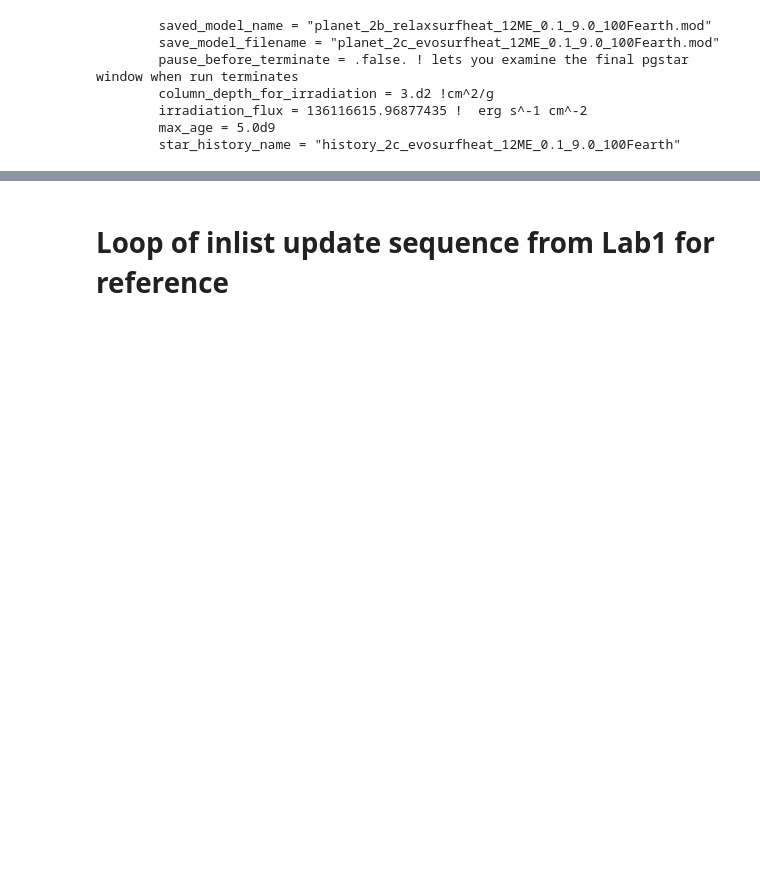
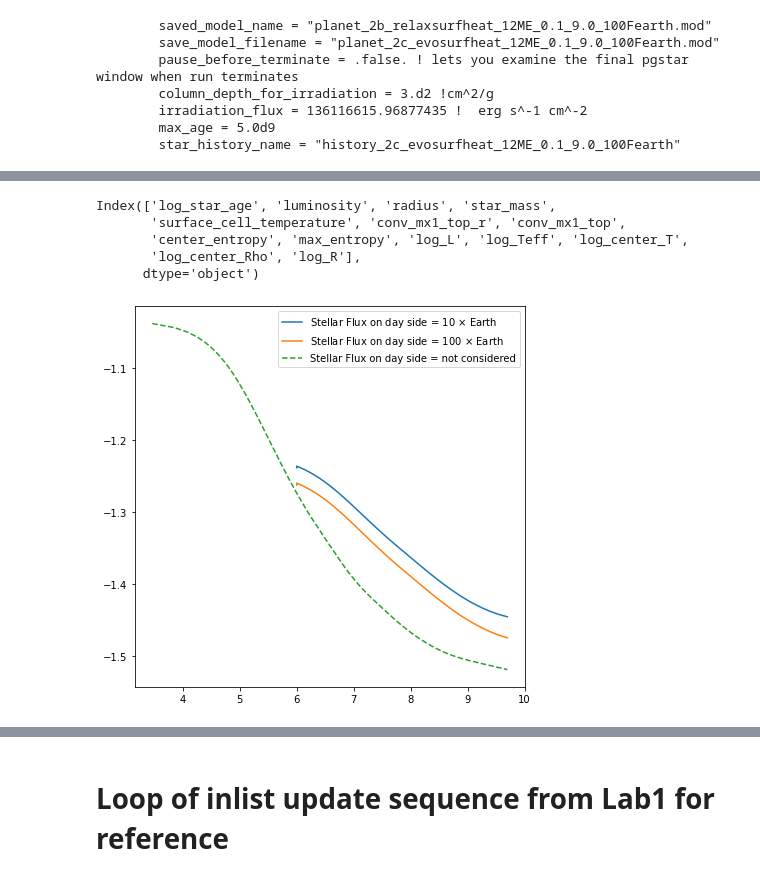
Before and after one commit to aqstrw/eia_lab2, a Jupyter notebook: Lab2_calculations.ipynb, the cells around one changed output, grey strips where cells are left out. Drawn from its saved outputs; the diff is of its cells as text; code cells hidden in the pictures; blank space fills up the shorter version.

Commit message:
first three plots done

```diff
--- a/Lab2_calculations.ipynb
+++ b/Lab2_calculations.ipynb
@@ -318,0 +328,4 @@ with open('script_2c.sh','w') as f:
+# %%
+base = os.path.normpath(os.pardir)
+lab1dir = base+os.sep+"eia_lab1"
+lab1dir
@@ -318,0 +339,5 @@ with open('script_2c.sh','w') as f:
+# %%
+history_files = glob.glob(cwd+"\\\\LOGS*\\\\history*2c*")
+profile_files_100 = glob.glob(cwd+"\\\\LOGS*2c*100Fearth*\\\\profile*.data")
+profile_files_10 = glob.glob(cwd+"\\\\LOGS*2c*10Fearth*\\\\profile*.data")
+history_files = glob.glob(cwd+"\\\\LOGS*\\\\history*2c*")
@@ -318,0 +360,2 @@ with open('script_2c.sh','w') as f:
+# %%
+history_files_1e = glob.glob(lab1dir+"\\\\LOGS*1e*\\\\history*1e*12ME*0.1*")
@@ -318,0 +378,21 @@ with open('script_2c.sh','w') as f:
+# %%
+history10 = pd.read_table(history_files[0],sep = '\s+', header = 4)
+history100 = pd.read_table(history_files[1],sep = '\s+', header = 4)
+history1e = pd.read_table(history_files_1e[0],sep = '\s+', header = 4)
+history10.columns
+# %% [output]
+Index(['log_star_age', 'luminosity', 'radius', 'star_mass',
+       'surface_cell_temperature', 'conv_mx1_top_r', 'conv_mx1_top',
+       'center_entropy', 'max_entropy', 'log_L', 'log_Teff', 'log_center_T',
+       'log_center_Rho', 'log_R'],
+      dtype='object')
+# %%
+fig,ax = plt.subplots(1,1,figsize = (7,7))
+ax.plot(history10['log_star_age'],history10['log_R'],label = r'Stellar Flux on day side = 10 $\times$ Earth')
+ax.plot(history100['log_star_age'],history100['log_R'],label = r'Stellar Flux on day side = 100 $\times$ Earth')
+ax.plot(history1e['log_star_age'],history1e['log_R'],label = r'Stellar Flux on day side = not considered', linestyle = "--")
+ax.set_title("Evolution of the planet radii")
+plt.legend()
+plt.show()
+# %% [output]
+[figure, added]
```
Also changed, not shown: parts of 20 cells of this notebook, 3 other files.
